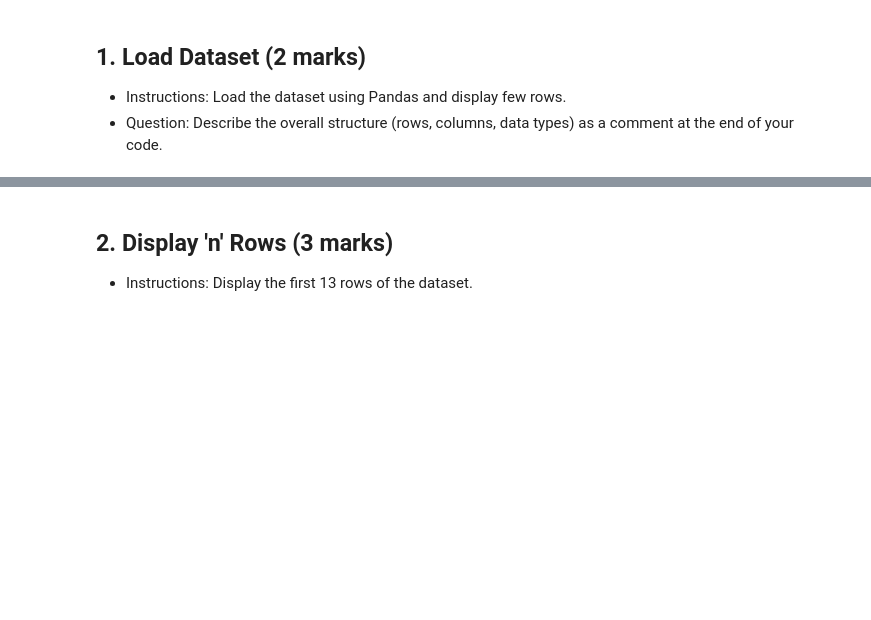
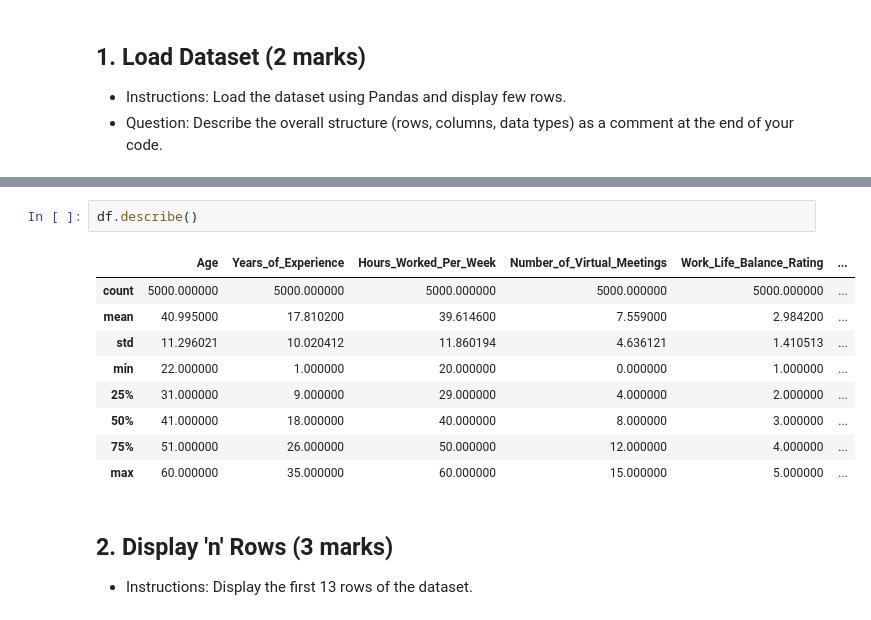
Before and after one commit to kuruxxii/PythonDA-course-assessment-submission, a Jupyter notebook: Assessment/Data_Analytics_with_Python_Assessment.ipynb, the cells around one changed output, grey strips where cells are left out. Saved outputs shown, nothing was run; the diff lists cells and outputs as text; blank space fills up the shorter version.

```diff
--- a/Assessment/Data_Analytics_with_Python_Assessment.ipynb
+++ b/Assessment/Data_Analytics_with_Python_Assessment.ipynb
@@ -168,3 +215,15 @@ First few rows of the dataframe:
+# %%
+df.describe()
+# %% [output]
+|  | Age | Years_of_Experience | Hours_Worked_Per_Week | Number_of_Virtual_Meetings | Work_Life_Balance_Rating | ... |
+| count | 5000.000000 | 5000.000000 | 5000.000000 | 5000.000000 | 5000.000000 | ... |
+| mean | 40.995000 | 17.810200 | 39.614600 | 7.559000 | 2.984200 | ... |
+| std | 11.296021 | 10.020412 | 11.860194 | 4.636121 | 1.410513 | ... |
+| min | 22.000000 | 1.000000 | 20.000000 | 0.000000 | 1.000000 | ... |
+| 25% | 31.000000 | 9.000000 | 29.000000 | 4.000000 | 2.000000 | ... |
+| 50% | 41.000000 | 18.000000 | 40.000000 | 8.000000 | 3.000000 | ... |
+| 75% | 51.000000 | 26.000000 | 50.000000 | 12.000000 | 4.000000 | ... |
+| max | 60.000000 | 35.000000 | 60.000000 | 15.000000 | 5.000000 | ... |
 # %% [markdown]
 ## 2. Display 'n' Rows (3 marks)
 - Instructions: Display the first 13 rows of the dataset.
```
Also changed, not shown: parts of 3 cells of this notebook.
